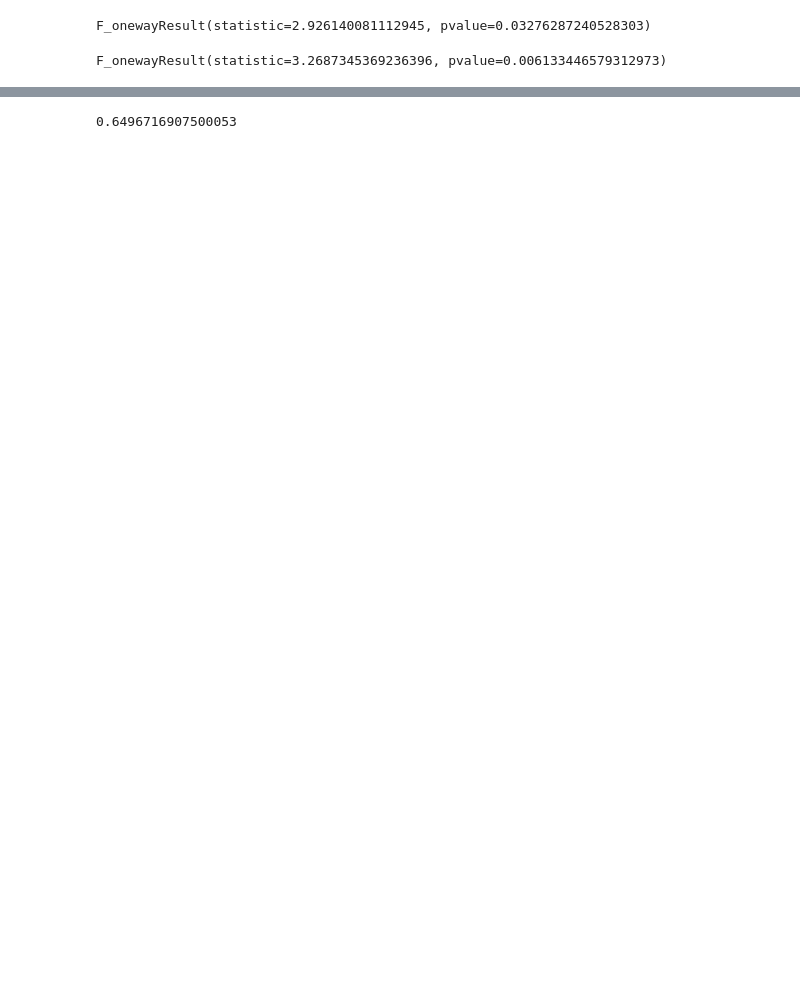
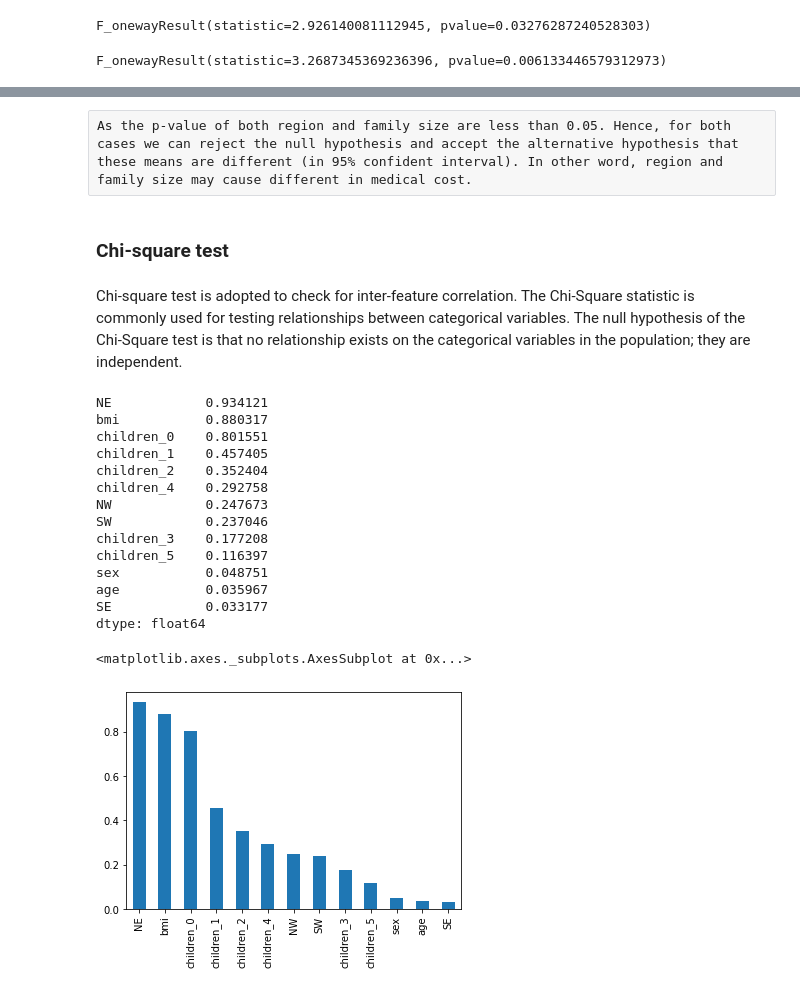
Before and after one commit to ronald55699/Capstone-2, a Jupyter notebook: Capstone 2/11_5 Capstone Two Exploratory Data Analysis.ipynb, the cells around one changed output, grey strips where cells are left out. Saved outputs shown, nothing was run; the diff lists cells and outputs as text; code cells hidden in the pictures; blank space fills up the shorter version.

Commit message:
Update of EDA
i) add Feature Important Analysis (Chi-square and Recursive Feature Elimination (RFE))
ii) Replace 2-Way ANOVA by chi sq test for testing inter-features correlation

```diff
--- a/Capstone 2/11_5 Capstone Two Exploratory Data Analysis.ipynb
+++ b/Capstone 2/11_5 Capstone Two Exploratory Data Analysis.ipynb
@@ -202,4 +184,0 @@ sm.stats.anova_lm(mod, typ=2)
-# %%
-df_r.dtypes
-df_r[['sex','smoker','children_0','children_1','children_2','children_3','children_4','children_5','SW','SE','NW','NW']] = df_r[['sex','smoker','children_0','children_1','children_2','children_3','children_4','children_5','SW','SE','NW','NW']].astype("category")
-df_r.dtypes
@@ -295,4 +185,36 @@ Y_pred = results.predict(X_test)
-# %%
-r2_score(Y_pred,y_test)
-# %% [output]
-0.6496716907500053
+# %% [raw]
+As the p-value of both region and family size are less than 0.05. Hence, for both cases we can reject the null hypothesis and accept the alternative hypothesis that these means are different (in 95% confident interval). In other word, region and family size may cause different in medical cost.
+# %% [markdown]
+### Chi-square test
+# %% [markdown]
+Chi-square test is adopted to check for inter-feature correlation. The Chi-Square statistic is commonly used for testing relationships between categorical variables. The null hypothesis of the Chi-Square test is that no relationship exists on the categorical variables in the population; they are independent.
+# %%
+#chi square for checking correlation between categorical features - smoker
+
+X = df_r.drop(['charges','smoker'],axis=1)
+y = df_r.smoker
+chi_scores = chi2(X,y)
+
+chi_scores
+p_values = pd.Series(chi_scores[1],index = X.columns)
+p_values.sort_values(ascending = False , inplace = True)
+print(p_values)
+
+p_values.plot.bar()
+# %% [output]
+NE            0.934121
+bmi           0.880317
+children_0    0.801551
+children_1    0.457405
+children_2    0.352404
+children_4    0.292758
+NW            0.247673
+SW            0.237046
+children_3    0.177208
+children_5    0.116397
+sex           0.048751
+age           0.035967
+SE            0.033177
+dtype: float64
+<matplotlib.axes._subplots.AxesSubplot at 0x...>
+[figure, added]
```
Also changed, not shown: parts of 45 cells of this notebook.
